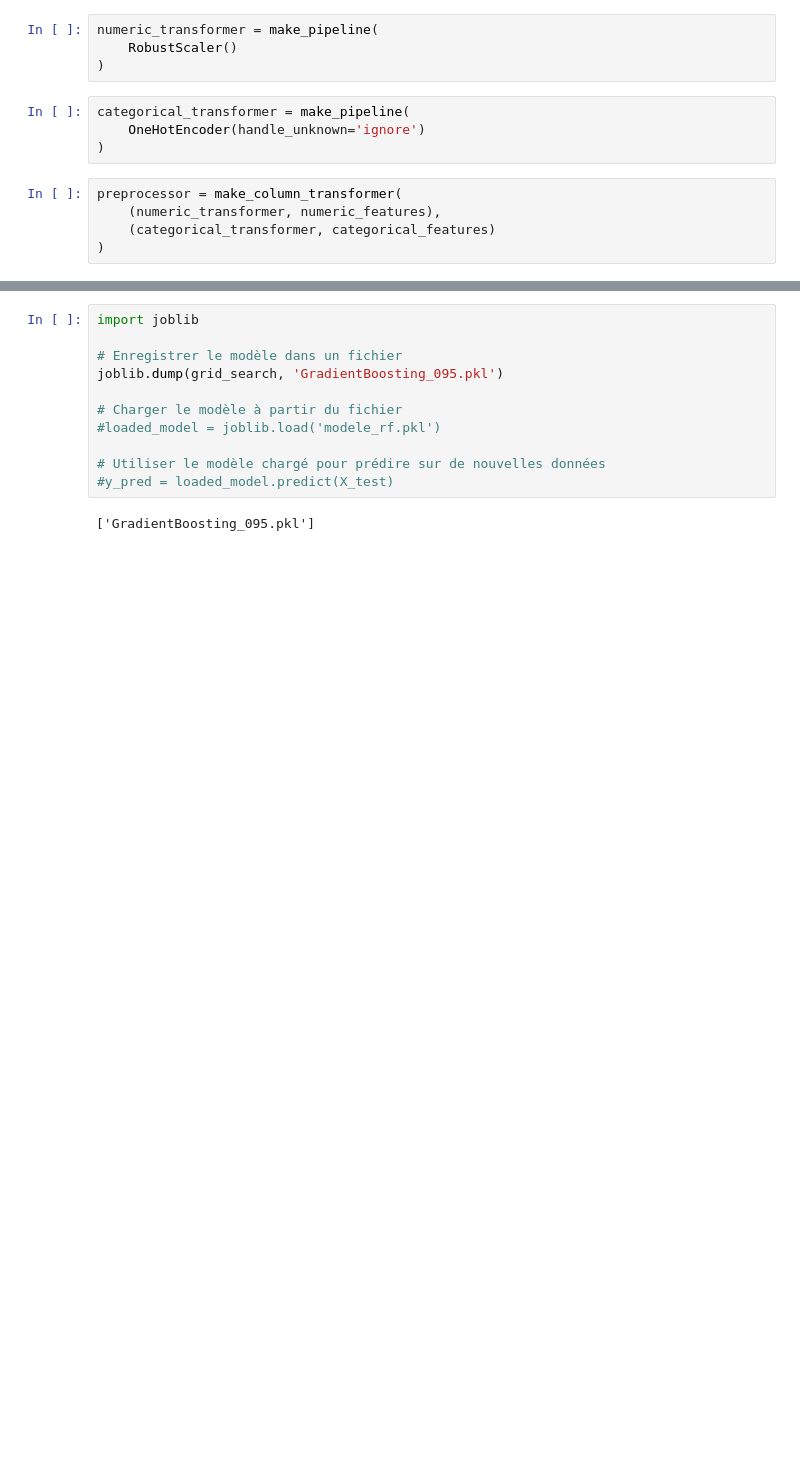
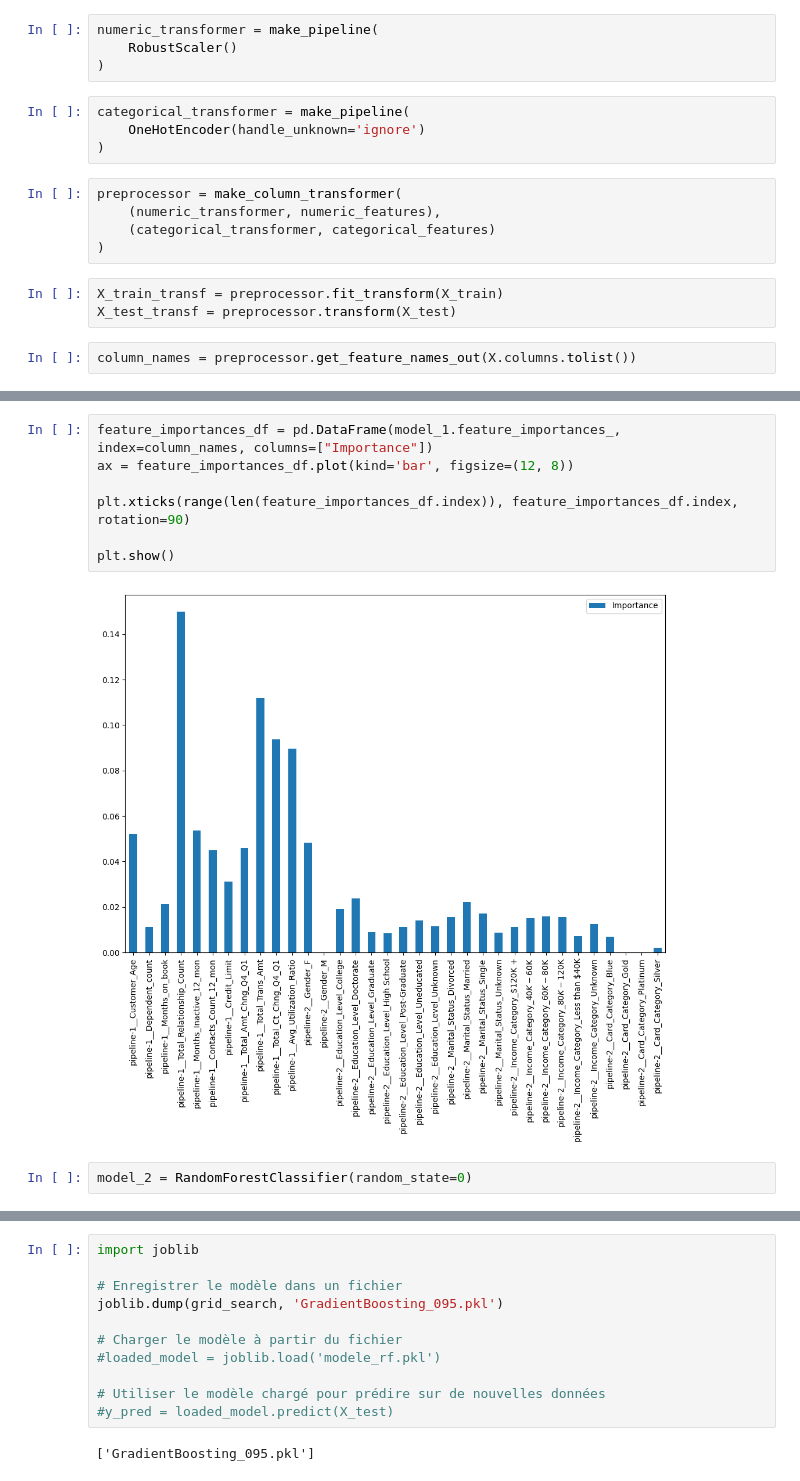
Before and after one commit to TheoRepo1/ML_Project_BankChurners, a Jupyter notebook: MyProject.ipynb, the cells around one changed output, grey strips where cells are left out. Drawn from its saved outputs; the diff is of its cells as text; blank space fills up the shorter version.

```diff
--- a/MyProject.ipynb
+++ b/MyProject.ipynb
@@ -383,3 +387,8 @@ preprocessor = make_column_transformer(
     (numeric_transformer, numeric_features),
     (categorical_transformer, categorical_features)
 )
+# %%
+X_train_transf = preprocessor.fit_transform(X_train)
+X_test_transf = preprocessor.transform(X_test)
+# %%
+column_names = preprocessor.get_feature_names_out(X.columns.tolist())
@@ -398,0 +500,11 @@ param_grid = {
+# %%
+feature_importances_df = pd.DataFrame(model_1.feature_importances_, index=column_names, columns=["Importance"])
+ax = feature_importances_df.plot(kind='bar', figsize=(12, 8))
+
+plt.xticks(range(len(feature_importances_df.index)), feature_importances_df.index, rotation=90)
+
+plt.show()
+# %% [output]
+[figure, added]
+# %%
+model_2 = RandomForestClassifier(random_state=0)
```
Also changed, not shown: parts of 72 cells of this notebook.
